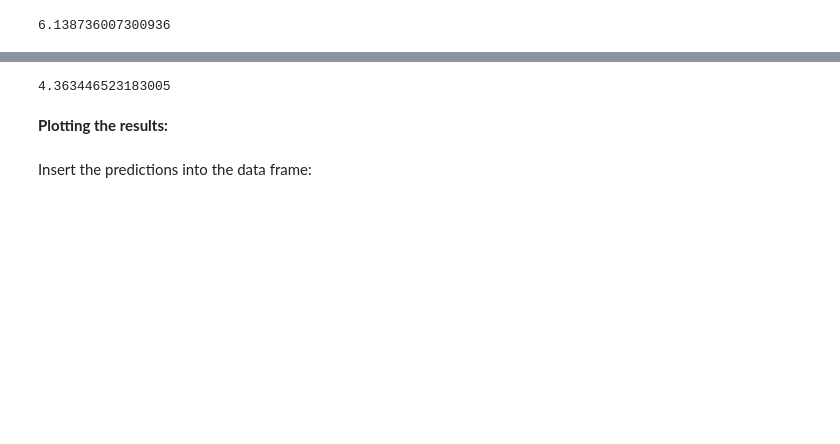
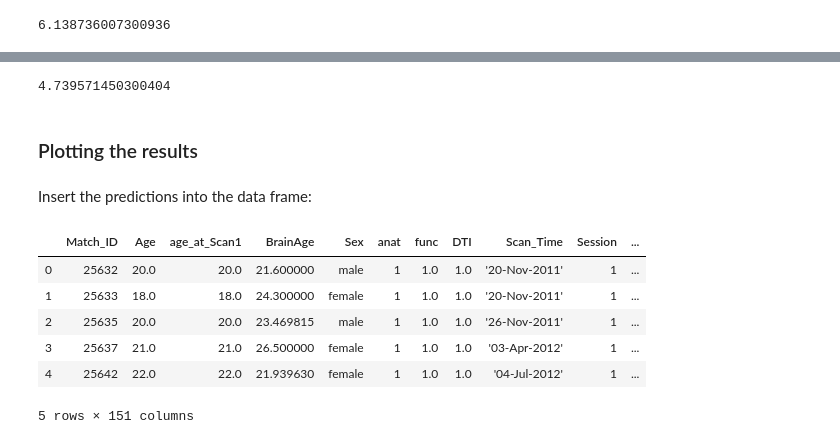
Before and after one commit to MMIV-ML/ELMED219-2020, a Jupyter notebook: KaggleInClass/elmed219-2020-getting-started.ipynb, the cells around one changed output, grey strips where cells are left out. Saved outputs shown, nothing was run; the diff lists cells and outputs as text; code cells hidden in the pictures; blank space fills up the shorter version.

```diff
--- a/KaggleInClass/elmed219-2020-getting-started.ipynb
+++ b/KaggleInClass/elmed219-2020-getting-started.ipynb
@@ -391,2 +446,8 @@ Let's produce some predictions using our random forest model setup.
+# %%
+long_X_test = slim_longitudinal.drop(columns=['Match_ID', 'age_at_Scan1', 'Age', 'Sex', 'anat',
+                                            'func', 'DTI', 'Scan_Time', 'Session', 'ID',
+                                            'lh.aparc.thickness', 'rh.aparc.thickness'])
+
+y_long = slim_longitudinal.Age
 # %%
 X_long = X.drop(columns=['SurfaceHoles', 'lhSurfaceHoles', 'rhSurfaceHoles'])
@@ -427,9 +490,9 @@ long_y_pred = rf.predict(long_test)
 # %%
-mean_absolute_error(long_y, long_y_pred)
+mean_absolute_error(y_long, long_y_pred)
 # %% [output]
-4.363446523183005
+4.739571450300404
 # %% [markdown]
-**Plotting the results:**
+### Plotting the results
 # %% [markdown]
 Insert the predictions into the data frame:
 # %%
@@ -437,2 +500,12 @@ slim_longitudinal['BrainAge'] = long_y_pred
+# %%
+slim_longitudinal.head()
+# %% [output]
+|  | Match_ID | Age | age_at_Scan1 | BrainAge | Sex | anat | func | DTI | Scan_Time | Session | ... |
+| 0 | 25632 | 20.0 | 20.0 | 21.600000 | male | 1 | 1.0 | 1.0 | '20-Nov-2011' | 1 | ... |
+| 1 | 25633 | 18.0 | 18.0 | 24.300000 | female | 1 | 1.0 | 1.0 | '20-Nov-2011' | 1 | ... |
+| 2 | 25635 | 20.0 | 20.0 | 23.469815 | male | 1 | 1.0 | 1.0 | '26-Nov-2011' | 1 | ... |
+| 3 | 25637 | 21.0 | 21.0 | 26.500000 | female | 1 | 1.0 | 1.0 | '03-Apr-2012' | 1 | ... |
+| 4 | 25642 | 22.0 | 22.0 | 21.939630 | female | 1 | 1.0 | 1.0 | '04-Jul-2012' | 1 | ... |
+5 rows × 151 columns
 # %%
 def plot_subject_preds(subject):
```
Also changed, not shown: parts of 35 cells of this notebook.
